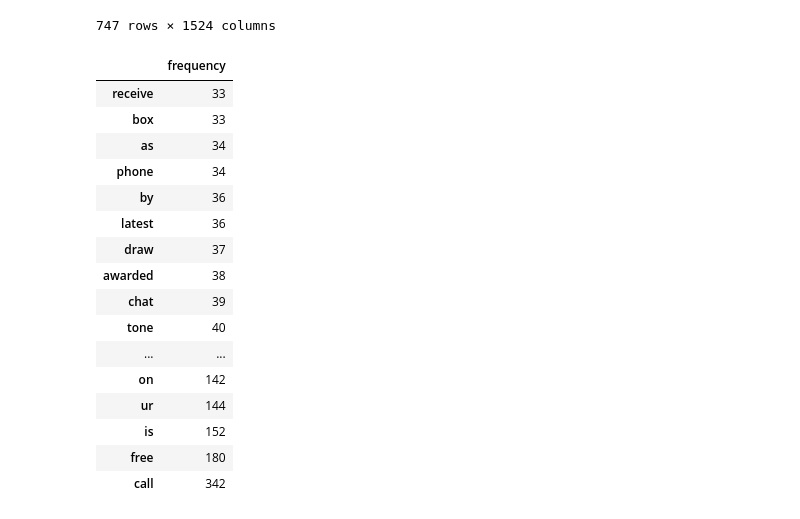
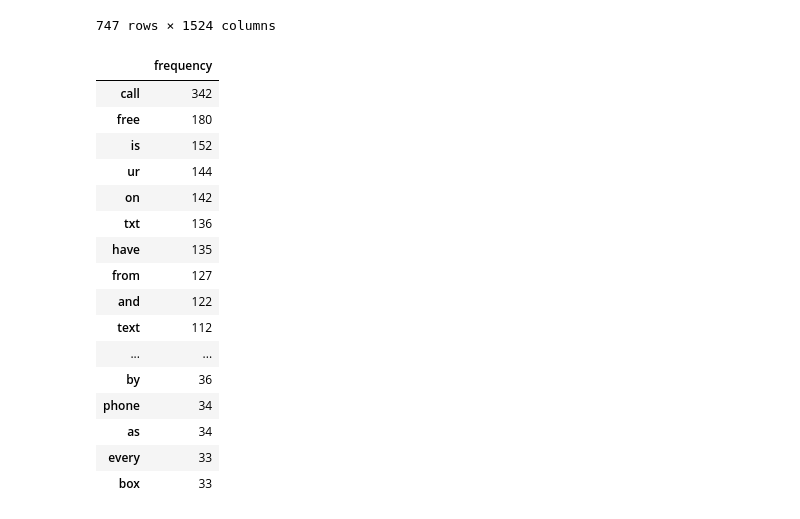
Before and after one commit to KaiKaizxc/Spam_detection_bernoulli_model, a Jupyter notebook: 2.Featurzing_data.ipynb, the cells around one changed output. Cells and saved outputs as stored; diff of their text form; code cells hidden in the pictures.

```diff
--- a/2.Featurzing_data.ipynb
+++ b/2.Featurzing_data.ipynb
@@ -94,24 +94,24 @@ result
 747 rows × 1524 columns
 # %%
 df = pd.DataFrame(result.sum(axis = 0), columns= ['frequency'])
-df = df.sort_values(by = "frequency")
+df = df.sort_values(by = "frequency", ascending= False)
 # %%
-df.tail(50)
+df.head(50)
 # %% [output]
 |  | frequency |
-| receive | 33 |
+| call | 342 |
+| free | 180 |
+| is | 152 |
+| ur | 144 |
+| on | 142 |
+| txt | 136 |
+| have | 135 |
+| from | 127 |
+| and | 122 |
+| text | 112 |
+| ... | ... |
+| by | 36 |
+| phone | 34 |
+| as | 34 |
+| every | 33 |
 | box | 33 |
-| as | 34 |
-| phone | 34 |
-| by | 36 |
-| latest | 36 |
-| draw | 37 |
-| awarded | 38 |
-| chat | 39 |
-| tone | 40 |
-| ... | ... |
-| on | 142 |
-| ur | 144 |
-| is | 152 |
-| free | 180 |
-| call | 342 |
```
